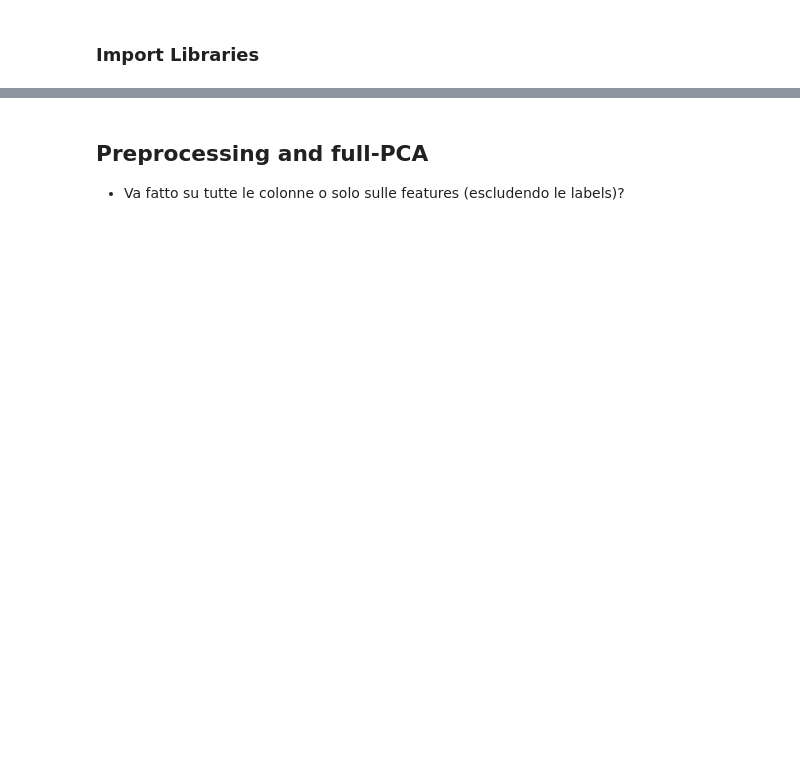
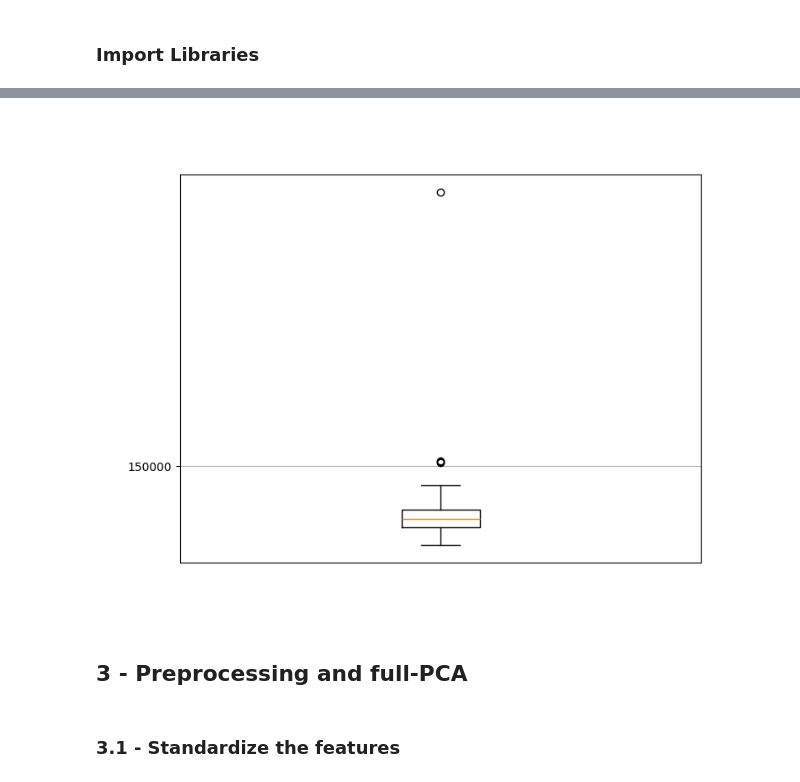
Before and after one commit to MazzariniTommaso/PCA_Customer_Analysis, a Jupyter notebook: MazzariniPisanu.ipynb, the cells around one changed output, grey strips where cells are left out. Cells and saved outputs as stored; diff of their text form; code cells hidden in the pictures; blank space fills up the shorter version.

```diff
--- a/MazzariniPisanu.ipynb
+++ b/MazzariniPisanu.ipynb
@@ -130,0 +218,10 @@ Xworkdf
+# %%
+# Check the outlier from the 'Income' column
+plt.figure(figsize=(8, 6))
+plt.boxplot(workdf['Income'])
+plt.yticks([150000])
+plt.xticks([])
+plt.grid()
+plt.show()
+# %% [output]
+[figure, added]
@@ -131,5 +235,5 @@ Xworkdf
 # %% [markdown]
-## Preprocessing and full-PCA
-
-- Va fatto su tutte le colonne o solo sulle features (escludendo le labels)?
+## 3 - Preprocessing and full-PCA
+# %% [markdown]
+### 3.1 - Standardize the features
 # %%
```
Also changed, not shown: parts of 95 cells of this notebook.
